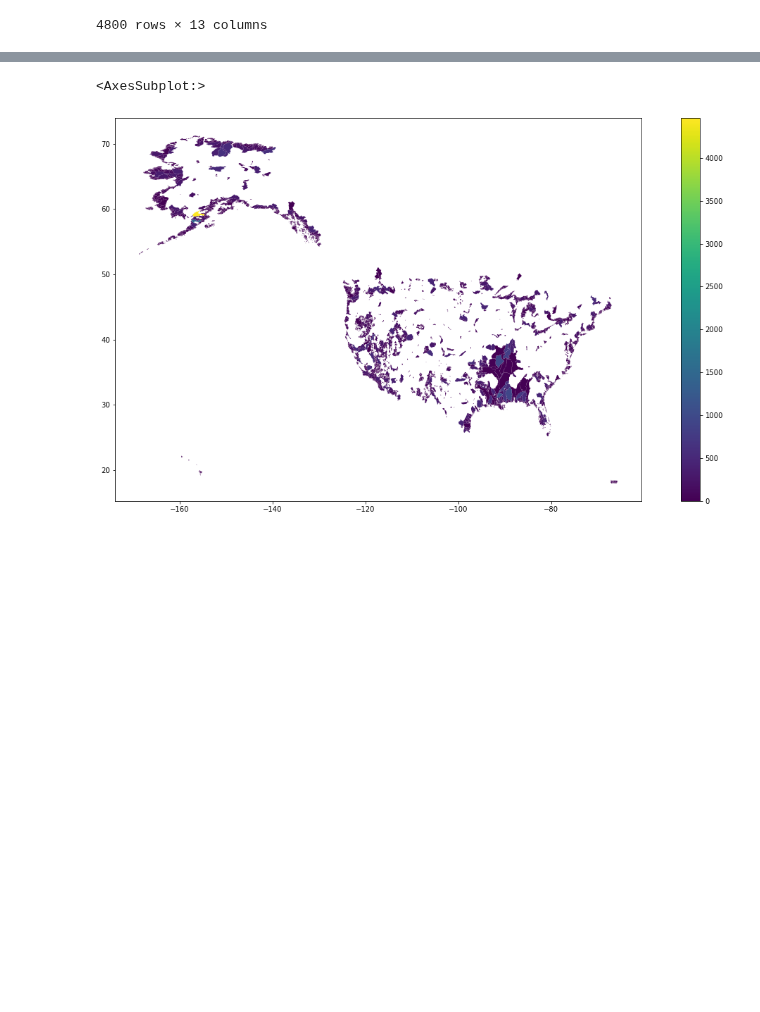
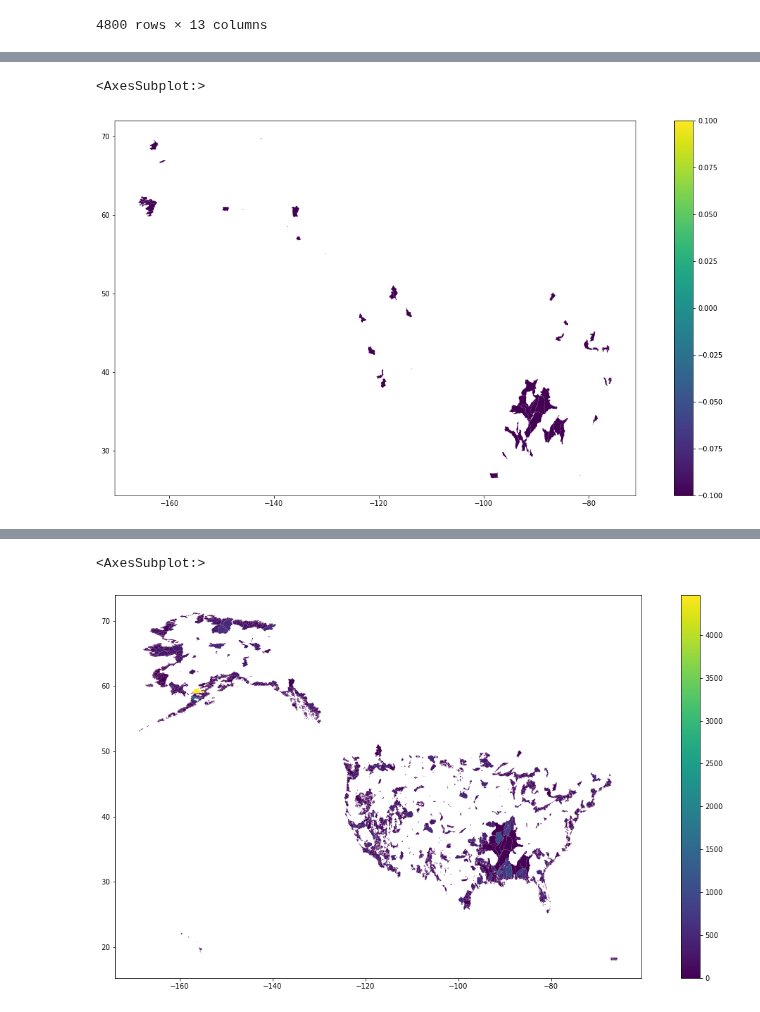
Before and after one commit to LucRSquared/pyagnps, a Jupyter notebook: notebooks/topagnps/thuc_delineation_coverage_process_simple.ipynb, the cells around one changed output, grey strips where cells are left out. Saved outputs shown, nothing was run; the diff lists cells and outputs as text; code cells hidden in the pictures; blank space fills up the shorter version.

```diff
--- a/src/notebooks/thuc_delineation_coverage_process_simple.ipynb
+++ b/notebooks/topagnps/thuc_delineation_coverage_process_simple.ipynb
@@ -70,3 +54,8 @@ p_thucs
+# %%
+p_thucs[p_thucs['process_time_s']==0].plot(column='process_time_s', legend=True, figsize=(20,10))
+# %% [output]
+<AxesSubplot:>
+[figure, added]
 # %%
 qc_files = glob.glob(f'{path_to_quality_control_dir}/*.json')
 
```
Also changed, not shown: parts of 6 cells of this notebook, 24 other files.
